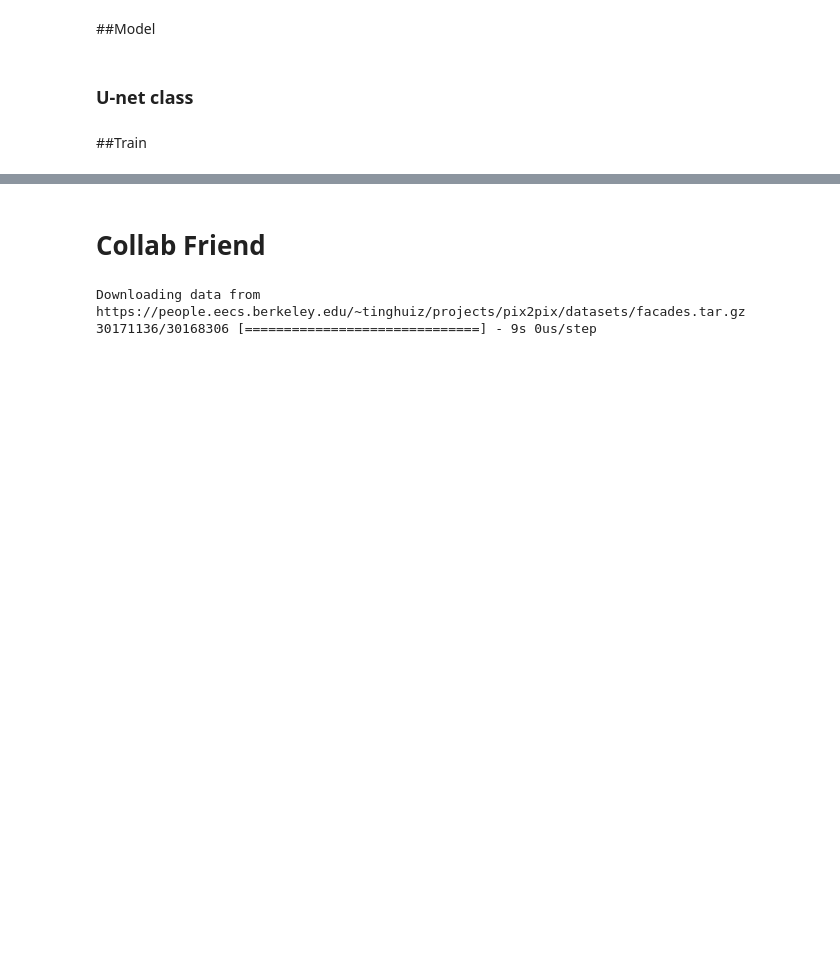
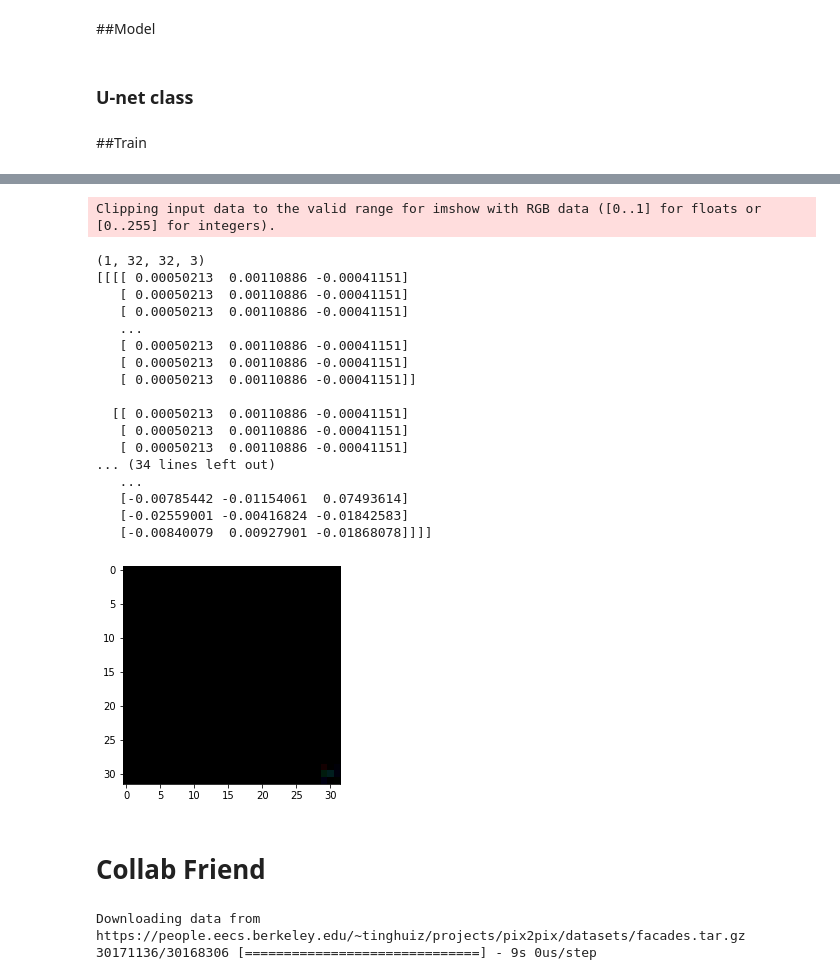
Before and after one commit to AronPerez/CS4933_Project, a Jupyter notebook: CV_GAN.ipynb, the cells around one changed output, grey strips where cells are left out. Cells and saved outputs as stored; diff of their text form; code cells hidden in the pictures; blank space fills up the shorter version.

```diff
--- a/CV_GAN.ipynb
+++ b/CV_GAN.ipynb
@@ -117,12 +119,19 @@ gt_train = x_train
 gsc_train = x_train[:,:,:,0]
 gt_test = x_test
 gsc_test = x_test[:,:,:,0]
+gsc_train_list = []
+gt_train_list = []
+gsc_test_list = []
+gt_test_list = []
 #create greyscales
 for i in range(len(x_train)):
   gsc_train[i] = cv2.cvtColor(x_train[i],cv2.COLOR_RGB2GRAY)
-
+  gsc_train_list.append(gsc_train[i])
+  gt_train_list.append(x_train[i])
 for i in range(len(x_test)):
   gsc_test[i] = cv2.cvtColor(x_test[i],cv2.COLOR_RGB2GRAY)
+  gsc_test_list.append(gsc_test[i])
+  gt_test_list.append(x_test[i])
 # %%
 #sanity check
 fig1 = plt.figure(figsize=(4,4))
@@ -238,0 +242,5 @@ tf.keras.utils.plot_model(generator,show_shapes=True,dpi=64)
+# %%
+OUTPUT_CHANNELS = 3
+generator = Unet.Generator()
+generator.compile(optimizer='adam',loss=tf.keras.losses.MeanAbsolutePercentageError())
+result = generator.fit(x=gsc_train, y=gt_train,epochs=4,verbose=1,use_multiprocessing=True)
@@ -239,3 +256,30 @@ tf.keras.utils.plot_model(generator,show_shapes=True,dpi=64)
+# %%
+test_img = generator.predict(gsc_test[0:1])
+print(test_img.shape)
+fig2 = plt.Figure(figsize=(10,10))
+fig2.add_subplot(1,1,1)
+plt.imshow(test_img[0])
+print(test_img)
+# %% [output]
+Clipping input data to the valid range for imshow with RGB data ([0..1] for floats or [0..255] for integers).
+(1, 32, 32, 3)
+[[[[ 0.00050213  0.00110886 -0.00041151]
+   [ 0.00050213  0.00110886 -0.00041151]
+   [ 0.00050213  0.00110886 -0.00041151]
+   ...
+   [ 0.00050213  0.00110886 -0.00041151]
+   [ 0.00050213  0.00110886 -0.00041151]
+   [ 0.00050213  0.00110886 -0.00041151]]
+
+  [[ 0.00050213  0.00110886 -0.00041151]
+   [ 0.00050213  0.00110886 -0.00041151]
+   [ 0.00050213  0.00110886 -0.00041151]
+... (34 lines left out)
+   ...
+   [-0.00785442 -0.01154061  0.07493614]
+   [-0.02559001 -0.00416824 -0.01842583]
+   [-0.00840079  0.00927901 -0.01868078]]]]
+[figure, added]
 # %% [markdown]
 # Collab Friend
 # %%
```
Also changed, not shown: parts of 4 cells of this notebook.
